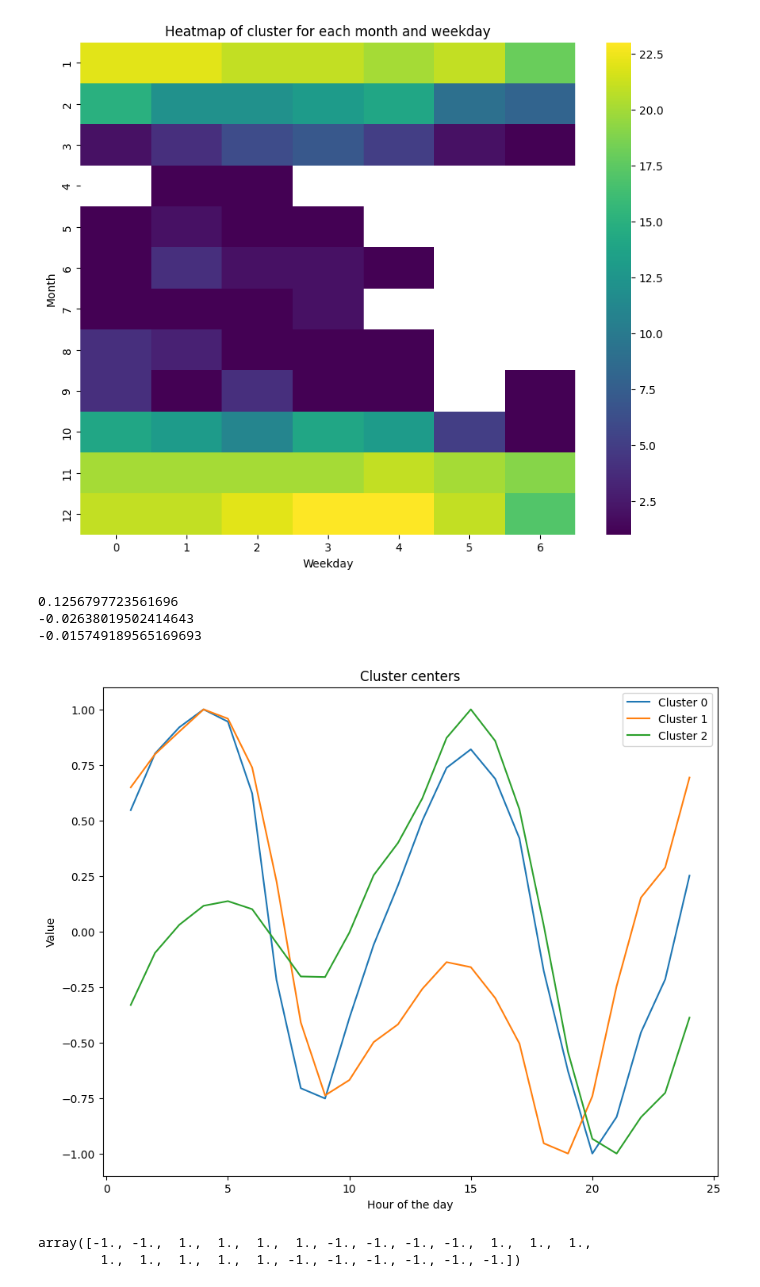
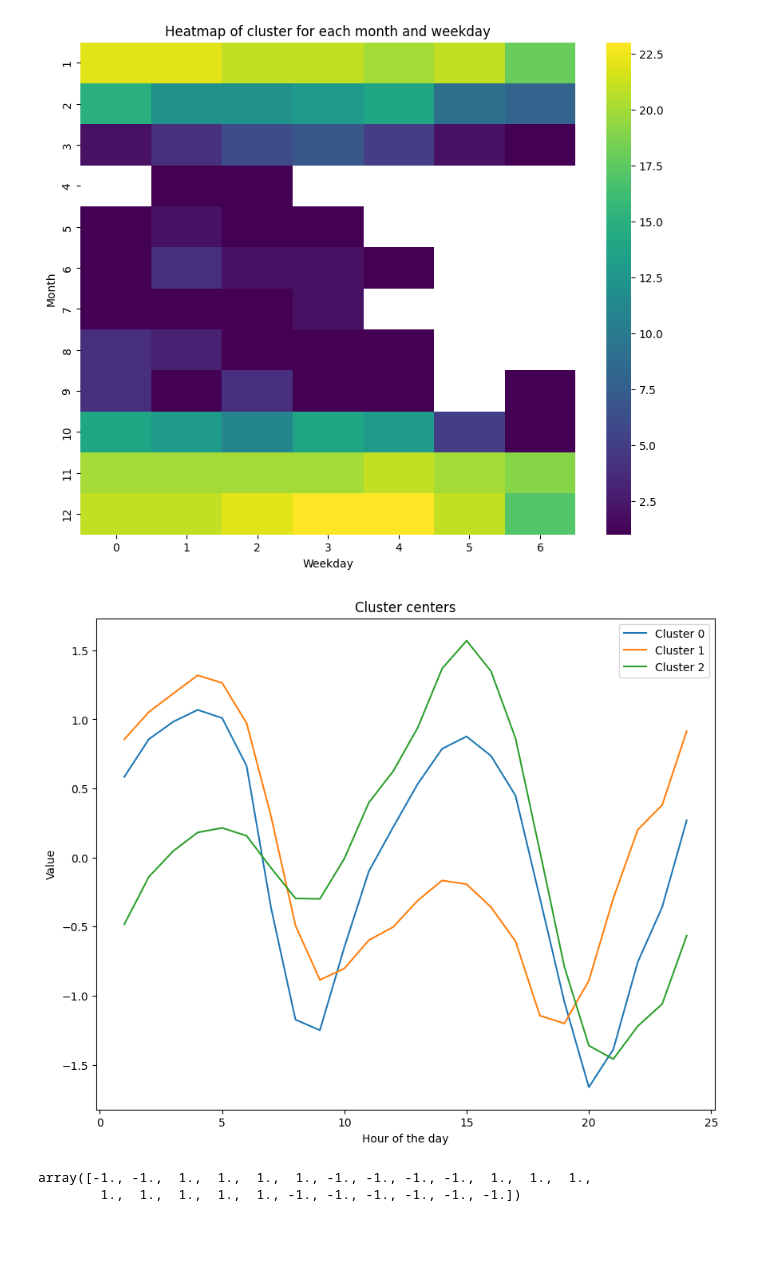
Before and after one commit to Linkschris/AdvancedBA, a Jupyter notebook: final_project/submission_notebook.ipynb, the cells around one changed output. Cells and saved outputs as stored; diff of their text form; code cells hidden in the pictures; blank space fills up the shorter version.

```diff
--- a/final_project/submission_notebook.ipynb
+++ b/final_project/submission_notebook.ipynb
@@ -234,24 +234,21 @@ plt.show()
 # %%
 # invert the centroids
 centroids = kmeans.cluster_centers_*-1
 #divide positive values by max positive value and negative values by max negative value
-for i in range(n_clusters):
-    max_pos = centroids[i][centroids[i]>0].max()
-    max_neg = centroids[i][centroids[i]<0].min()*-1
-    centroids[i][centroids[i]>0] = centroids[i][centroids[i]>0]/max_pos
-    centroids[i][centroids[i]<0] = centroids[i][centroids[i]<0]/max_neg
-    print(centroids[i].mean())
+# for i in range(n_clusters):
+#     max_pos = centroids[i][centroids[i]>0].max()
+#     max_neg = centroids[i][centroids[i]<0].min()*-1
+#     centroids[i][centroids[i]>0] = centroids[i][centroids[i]>0]/max_pos
+#     centroids[i][centroids[i]<0] = centroids[i][centroids[i]<0]/max_neg
+#     print(centroids[i].mean())
 
 plt.figure(figsize=(10, 8))
 plt.plot(hours, centroids.T)
 plt.xlabel('Hour of the day')
 plt.ylabel('Value')
 plt.title('Cluster centers')
 plt.legend(['Cluster 0', 'Cluster 1', 'Cluster 2'])
 plt.show()
 # %% [output]
-0.1256797723561696
--0.02638019502414643
--0.015749189565169693
-[figure, old version]
+[figure, new version]
 # %%
```
Also changed, not shown: parts of 2 cells of this notebook, 8 other files.
